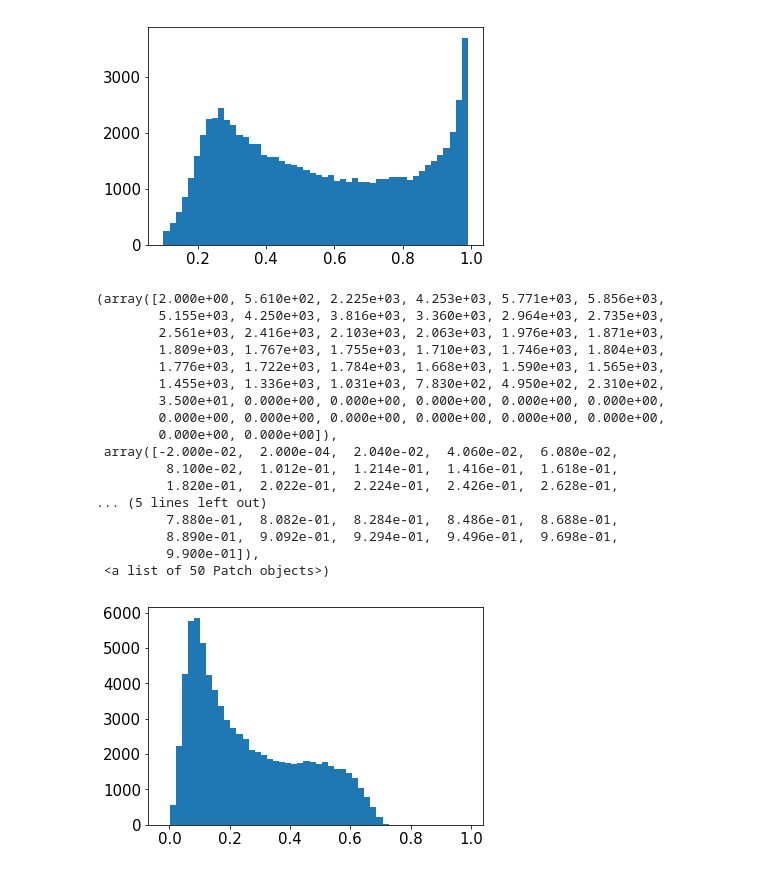
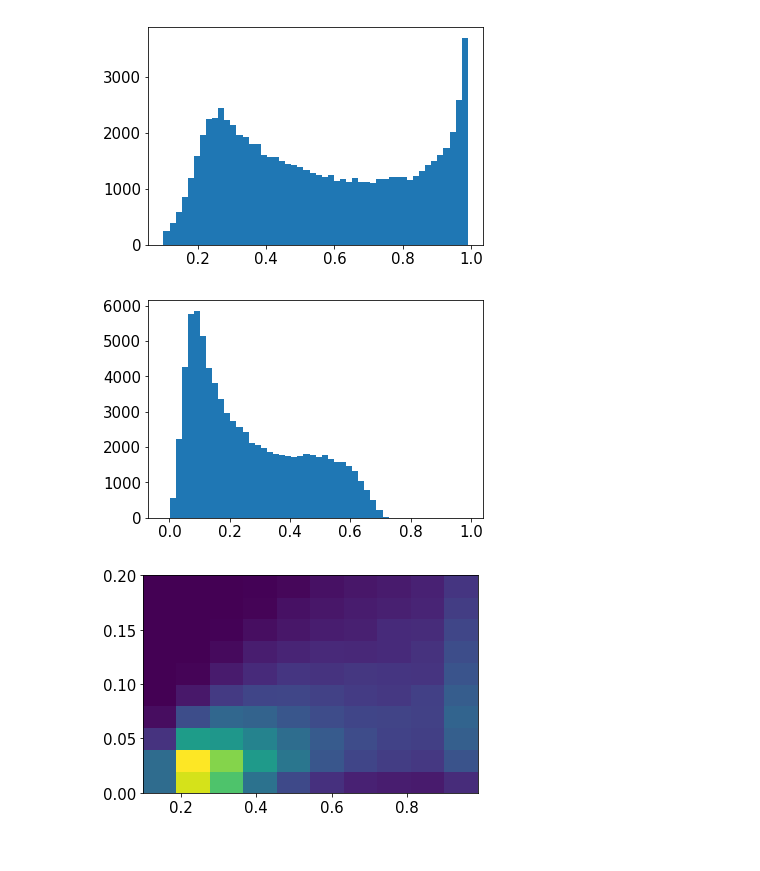
Before and after one commit to mr-superonion/FPFS, a Jupyter notebook: notebook/paper-FPFS2021/2-selBias.ipynb, the cells around one changed output. Drawn from its saved outputs; the diff is of its cells as text; code cells hidden in the pictures.

```diff
--- a/notebook/paper-FPFS2021/2-selBias.ipynb
+++ b/notebook/paper-FPFS2021/2-selBias.ipynb
@@ -84,25 +101,12 @@ print(elli1['fpfs_s0'].min())
 0.030852559589914282
 [figure]
 # %%
-plt.hist(elli1['fpfs_RE'],bins=50,range=(-0.02,0.99))
+_=plt.hist(elli1['fpfs_RE'],bins=50,range=(-0.02,0.99))
 # %% [output]
-(array([2.000e+00, 5.610e+02, 2.225e+03, 4.253e+03, 5.771e+03, 5.856e+03,
-        5.155e+03, 4.250e+03, 3.816e+03, 3.360e+03, 2.964e+03, 2.735e+03,
-        2.561e+03, 2.416e+03, 2.103e+03, 2.063e+03, 1.976e+03, 1.871e+03,
-        1.809e+03, 1.767e+03, 1.755e+03, 1.710e+03, 1.746e+03, 1.804e+03,
-        1.776e+03, 1.722e+03, 1.784e+03, 1.668e+03, 1.590e+03, 1.565e+03,
-        1.455e+03, 1.336e+03, 1.031e+03, 7.830e+02, 4.950e+02, 2.310e+02,
-        3.500e+01, 0.000e+00, 0.000e+00, 0.000e+00, 0.000e+00, 0.000e+00,
-        0.000e+00, 0.000e+00, 0.000e+00, 0.000e+00, 0.000e+00, 0.000e+00,
-        0.000e+00, 0.000e+00]),
- array([-2.000e-02,  2.000e-04,  2.040e-02,  4.060e-02,  6.080e-02,
-         8.100e-02,  1.012e-01,  1.214e-01,  1.416e-01,  1.618e-01,
-         1.820e-01,  2.022e-01,  2.224e-01,  2.426e-01,  2.628e-01,
-... (5 lines left out)
-         7.880e-01,  8.082e-01,  8.284e-01,  8.486e-01,  8.688e-01,
-         8.890e-01,  9.092e-01,  9.294e-01,  9.496e-01,  9.698e-01,
-         9.900e-01]),
- <a list of 50 Patch objects>)
 [figure]
+# %%
+_=plt.hist2d(elli1['fpfs_s0'],np.sqrt(elli1['fpfs_eSquare']),bins=10,range=((0.1,0.99),(0.,0.2)))
+# %% [output]
+[figure, added]
 # %%
 gest=[]
```
Also changed, not shown: parts of 5 cells of this notebook, 4 other files.
